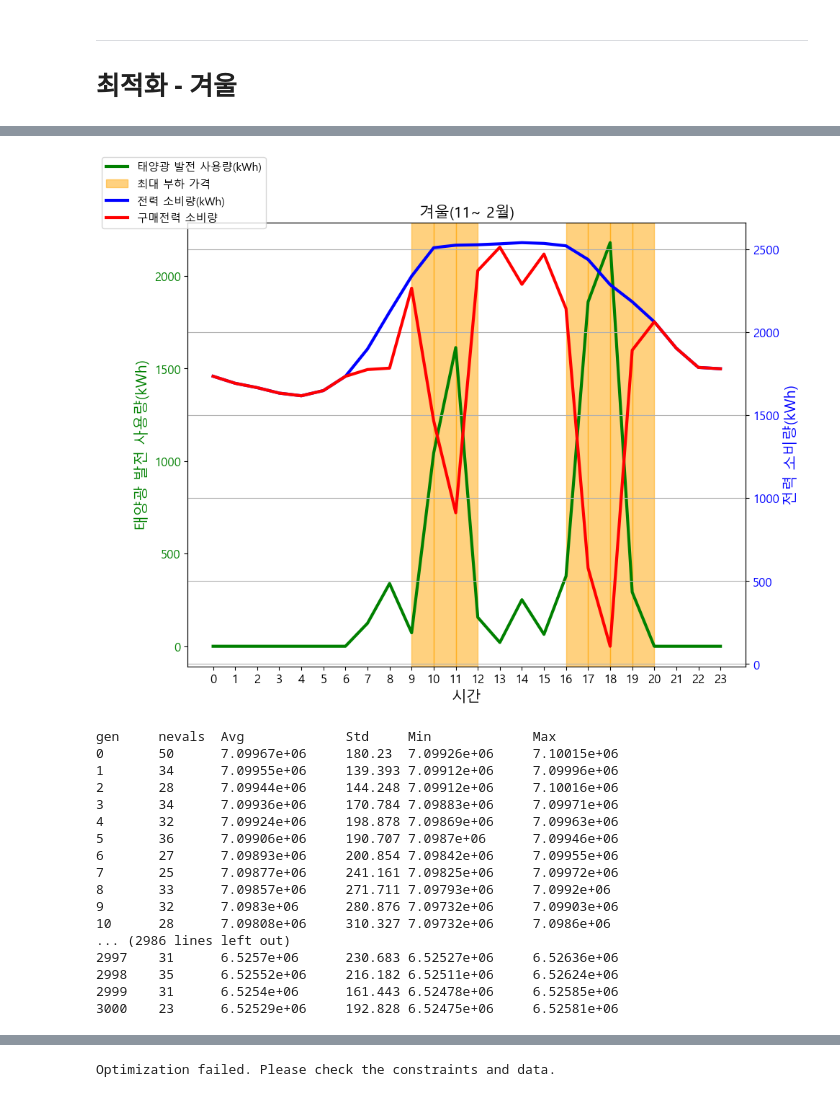
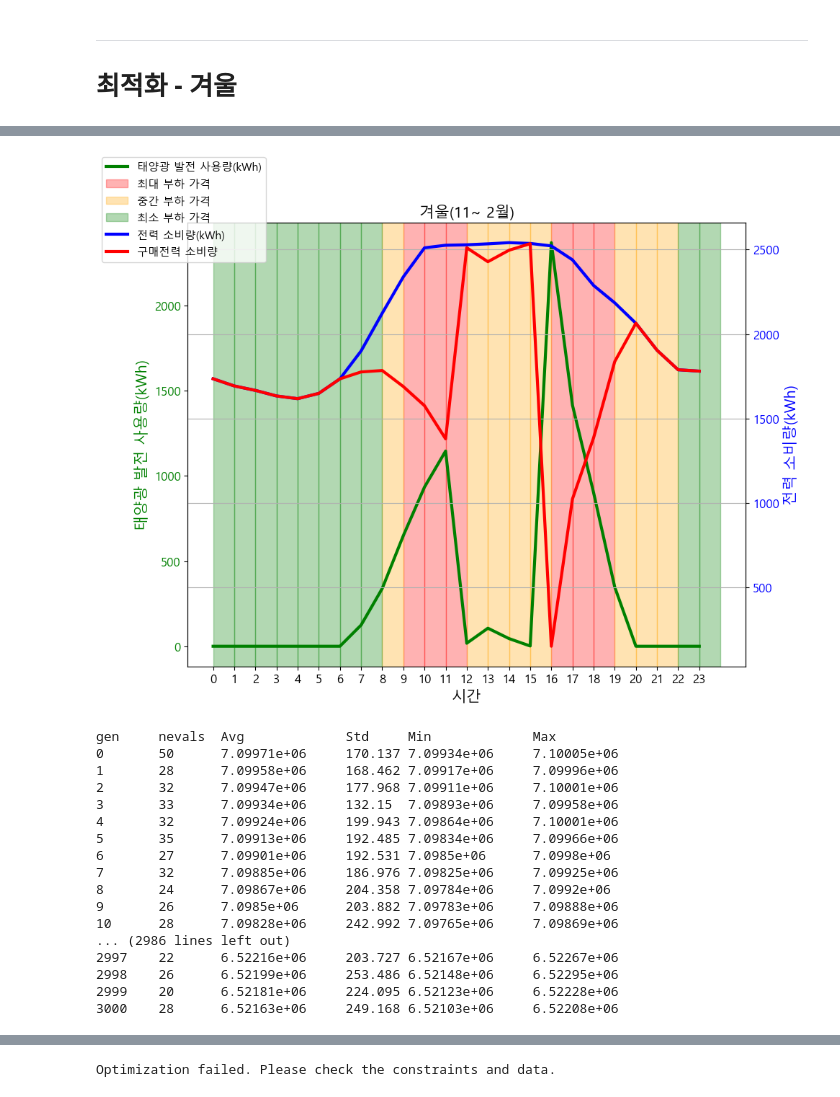
Before and after one commit to Jjineeq/Capstone_Design, a Jupyter notebook: optimal_function.ipynb, the cells around one changed output, grey strips where cells are left out. Saved outputs shown, nothing was run; the diff lists cells and outputs as text; code cells hidden in the pictures.

```diff
--- a/optimal_function.ipynb
+++ b/optimal_function.ipynb
@@ -195,6 +195,14 @@ sell
 | 2 | 최대부하 | 219.8 | 138.0 | 195.4 |
 # %% [markdown]
 ![image.png](attachment:image.png)
+# %%
+winter_max = [9, 10, 11, 16, 17, 18]
+winter_mid = [8, 12, 13, 14, 15, 19, 20, 21]
+winter_min = [0, 1, 2, 3, 4, 5, 6, 7, 22, 23]
+
+spring_max = [11, 13, 14, 15, 16, 17]
+spring_mid = [9, 10, 12, 18, 19, 20, 21]
+spring_min = [0, 1, 2, 3, 4, 5, 6, 7, 22, 23]
 # %%
 summer_price = [84.8, 84.8, 84.8, 84.8, 84.8,
                 84.8, 84.8, 84.8, 137.7, 137.7,
@@ -363,12 +371,12 @@ def minimize_cost(x):
     return costs
 
 # PSO 알고리즘 설정
-options = {'c1': 0.5, 'c2': 0.7, 'w': 1.5}
+options = {'c1': 0.7, 'c2': 0.5, 'w': 1.5}
 bounds = (np.zeros(24), np.array(power_usage))
 optimizer = ps.single.GlobalBestPSO(n_particles=25, dimensions=24, options=options, bounds=bounds)
 
 # 최적화 실행
-cost, pos = optimizer.optimize(minimize_cost, iters=1000)
+cost, pos = optimizer.optimize(minimize_cost, iters=2000)
 
 print(f"Minimum cost: {cost}")
 print(f"Power usage schedule: {pos}")
@@ -417,34 +429,47 @@ Power usage schedule: [ 785.19225992   63.81632502  538.03024853  285.16120405 1
 # %%
 fig, ax1 = plt.subplots(figsize=(10, 8))
 
 ax1.set_xlabel('시간', fontsize=15)
 ax1.set_ylabel('태양광 발전 사용량(kWh)', color='green', fontsize=15)
 ax1.plot(hourly_gen_used, color='green', label='태양광 발전 사용량(kWh)', linewidth = 3)
 ax1.tick_params(axis='y', labelcolor='green', labelsize=12)
 ax1.set_xticks(np.arange(0, 24, 1))
 ax1.set_xticklabels(np.arange(0, 24, 1), fontsize=12)
 ax1.set_title('겨울(11~ 2월)', fontsize=15)
 
 ax2 = ax1.twinx()
 
 ax2.set_ylabel('전력 소비량(kWh)', color='b', fontsize=15)
 ax2.plot(qq, color='b', label='전력 소비량(kWh)', linewidth = 3)
 ax2.tick_params(axis='y', labelcolor='b', labelsize=12)
 
 plt.plot(qq-hourly_gen_used, color='r', label='구매전력 소비량', linewidth = 3)
 
-for i in time2:
-    if i == time2[-1]:
-        ax1.axvspan(i, i+1, alpha=0.5, color='orange', label='최대 부하 가격')
+for i in winter_max:
+    if i == winter_max[-1]:
+        ax1.axvspan(i, i+1, alpha=0.3, color='red', label='최대 부하 가격')
     else:
-        ax1.axvspan(i, i+1, alpha=0.5, color='orange')
+        ax1.axvspan(i, i+1, alpha=0.3, color='red')
+
+for i in winter_mid:
+    if i == winter_mid[-1]:
+        ax1.axvspan(i, i+1, alpha=0.3, color='orange', label='중간 부하 가격')
+    else:
+        ax1.axvspan(i, i+1, alpha=0.3, color='orange')
+
+for i in winter_min:
+    if i == winter_min[-1]:
+        ax1.axvspan(i, i+1, alpha=0.3, color='green', label='최소 부하 가격')
+    else:
+        ax1.axvspan(i, i+1, alpha=0.3, color='green')
+
 
 
 fig.legend(loc='upper left',  fontsize = 11)
 plt.grid(True)
 plt.show()
 # %% [output]
-[figure, old version]
+[figure, new version]
 # %%
 import random
 from deap import base, creator, tools, algorithms
@@ -501,22 +526,22 @@ best_individual = hof[0]
 best_cost = minimize_cost(best_individual)
 # %% [output]
 gen     nevals  Avg             Std     Min             Max
-0       50      7.09967e+06     180.23  7.09926e+06     7.10015e+06
-1       34      7.09955e+06     139.393 7.09912e+06     7.09996e+06
-2       28      7.09944e+06     144.248 7.09912e+06     7.10016e+06
-3       34      7.09936e+06     170.784 7.09883e+06     7.09971e+06
-4       32      7.09924e+06     198.878 7.09869e+06     7.09963e+06
-5       36      7.09906e+06     190.707 7.0987e+06      7.09946e+06
-6       27      7.09893e+06     200.854 7.09842e+06     7.09955e+06
-7       25      7.09877e+06     241.161 7.09825e+06     7.09972e+06
-8       33      7.09857e+06     271.711 7.09793e+06     7.0992e+06
-9       32      7.0983e+06      280.876 7.09732e+06     7.09903e+06
-10      28      7.09808e+06     310.327 7.09732e+06     7.0986e+06
+0       50      7.09971e+06     170.137 7.09934e+06     7.10005e+06
+1       28      7.09958e+06     168.462 7.09917e+06     7.09996e+06
+2       32      7.09947e+06     177.968 7.09911e+06     7.10001e+06
+3       33      7.09934e+06     132.15  7.09893e+06     7.09958e+06
+4       32      7.09924e+06     199.943 7.09864e+06     7.10001e+06
+5       35      7.09913e+06     192.485 7.09834e+06     7.09966e+06
+6       27      7.09901e+06     192.531 7.0985e+06      7.0998e+06
+7       32      7.09885e+06     186.976 7.09825e+06     7.09925e+06
+8       24      7.09867e+06     204.358 7.09784e+06     7.0992e+06
+9       26      7.0985e+06      203.882 7.09783e+06     7.09888e+06
+10      28      7.09828e+06     242.992 7.09765e+06     7.09869e+06
 ... (2986 lines left out)
-2997    31      6.5257e+06      230.683 6.52527e+06     6.52636e+06
-2998    35      6.52552e+06     216.182 6.52511e+06     6.52624e+06
-2999    31      6.5254e+06      161.443 6.52478e+06     6.52585e+06
-3000    23      6.52529e+06     192.828 6.52475e+06     6.52581e+06
+2997    22      6.52216e+06     203.727 6.52167e+06     6.52267e+06
+2998    26      6.52199e+06     253.486 6.52148e+06     6.52295e+06
+2999    20      6.52181e+06     224.095 6.52123e+06     6.52228e+06
+3000    28      6.52163e+06     249.168 6.52103e+06     6.52208e+06
 # %%
 print(f"Minimum cost: {best_cost[0]}")
 print(f"Power usage schedule: {best_individual}")
```
Also changed, not shown: parts of 7 cells of this notebook.
